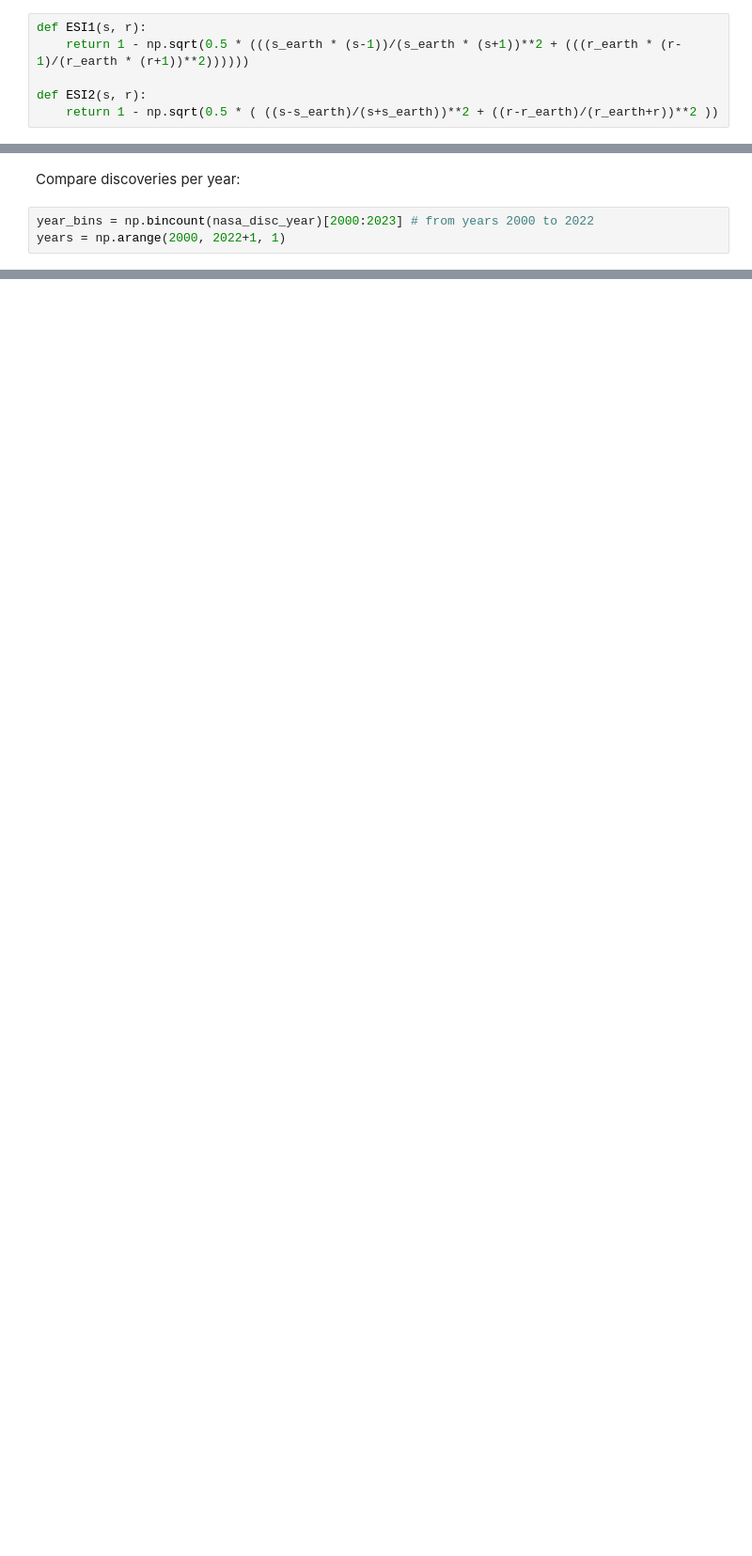
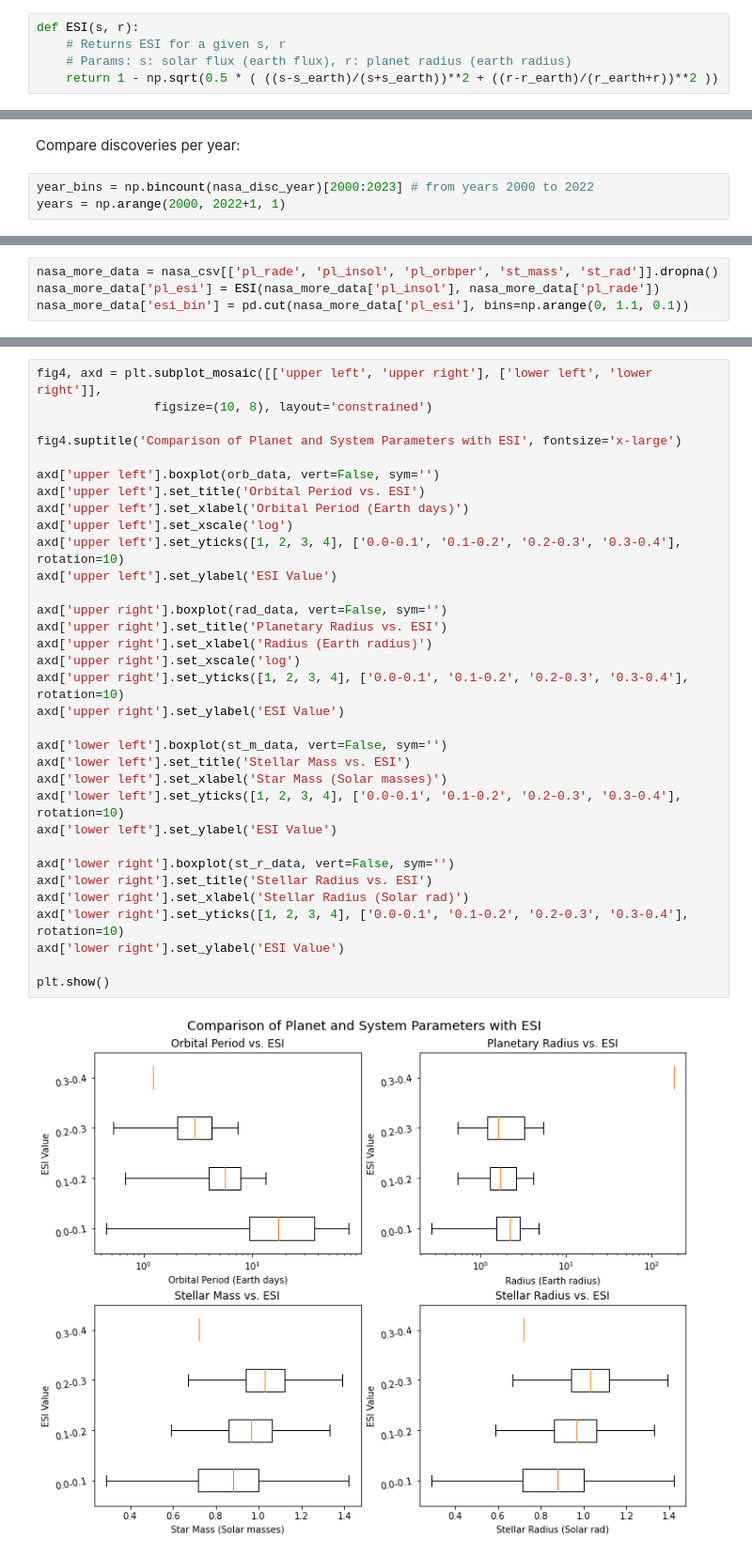
Before and after one commit to dmharrington03/exoplanets, a Jupyter notebook: exoplanets.ipynb, the cells around one changed output, grey strips where cells are left out. Shown: that part at 94% size. Drawn from its saved outputs; the diff is of its cells as text; blank space fills up the shorter version.

```diff
--- a/exoplanets.ipynb
+++ b/exoplanets.ipynb
@@ -13,10 +13,9 @@ import pandas as pd
 s_earth = 1361.0 # W/m^2
 r_earth = 6378.137 # km
 # %%
-def ESI1(s, r):
-    return 1 - np.sqrt(0.5 * (((s_earth * (s-1))/(s_earth * (s+1))**2 + (((r_earth * (r-1)/(r_earth * (r+1))**2))))))
-
-def ESI2(s, r):
+def ESI(s, r):
+    # Returns ESI for a given s, r
+    # Params: s: solar flux (earth flux), r: planet radius (earth radius)
     return 1 - np.sqrt(0.5 * ( ((s-s_earth)/(s+s_earth))**2 + ((r-r_earth)/(r_earth+r))**2 ))
 # %%
 s = np.linspace(10e-4, 10e+2, int(10e+3))
@@ -96,0 +100,4 @@ plt.show()
+# %%
+nasa_more_data = nasa_csv[['pl_rade', 'pl_insol', 'pl_orbper', 'st_mass', 'st_rad']].dropna()
+nasa_more_data['pl_esi'] = ESI(nasa_more_data['pl_insol'], nasa_more_data['pl_rade'])
+nasa_more_data['esi_bin'] = pd.cut(nasa_more_data['pl_esi'], bins=np.arange(0, 1.1, 0.1))
@@ -96,0 +126,35 @@ plt.show()
+# %%
+fig4, axd = plt.subplot_mosaic([['upper left', 'upper right'], ['lower left', 'lower right']],
+                figsize=(10, 8), layout='constrained')
+
+fig4.suptitle('Comparison of Planet and System Parameters with ESI', fontsize='x-large')
+
+axd['upper left'].boxplot(orb_data, vert=False, sym='')
+axd['upper left'].set_title('Orbital Period vs. ESI')
+axd['upper left'].set_xlabel('Orbital Period (Earth days)')
+axd['upper left'].set_xscale('log')
+axd['upper left'].set_yticks([1, 2, 3, 4], ['0.0-0.1', '0.1-0.2', '0.2-0.3', '0.3-0.4'], rotation=10)
+axd['upper left'].set_ylabel('ESI Value')
+
+axd['upper right'].boxplot(rad_data, vert=False, sym='')
+axd['upper right'].set_title('Planetary Radius vs. ESI')
+axd['upper right'].set_xlabel('Radius (Earth radius)')
+axd['upper right'].set_xscale('log')
+axd['upper right'].set_yticks([1, 2, 3, 4], ['0.0-0.1', '0.1-0.2', '0.2-0.3', '0.3-0.4'], rotation=10)
+axd['upper right'].set_ylabel('ESI Value')
+
+axd['lower left'].boxplot(st_m_data, vert=False, sym='')
+axd['lower left'].set_title('Stellar Mass vs. ESI')
+axd['lower left'].set_xlabel('Star Mass (Solar masses)')
+axd['lower left'].set_yticks([1, 2, 3, 4], ['0.0-0.1', '0.1-0.2', '0.2-0.3', '0.3-0.4'], rotation=10)
+axd['lower left'].set_ylabel('ESI Value')
+
+axd['lower right'].boxplot(st_r_data, vert=False, sym='')
+axd['lower right'].set_title('Stellar Radius vs. ESI')
+axd['lower right'].set_xlabel('Stellar Radius (Solar rad)')
+axd['lower right'].set_yticks([1, 2, 3, 4], ['0.0-0.1', '0.1-0.2', '0.2-0.3', '0.3-0.4'], rotation=10)
+axd['lower right'].set_ylabel('ESI Value')
+
+plt.show()
+# %% [output]
+[figure, added]
```
Also changed, not shown: parts of 6 cells of this notebook.
